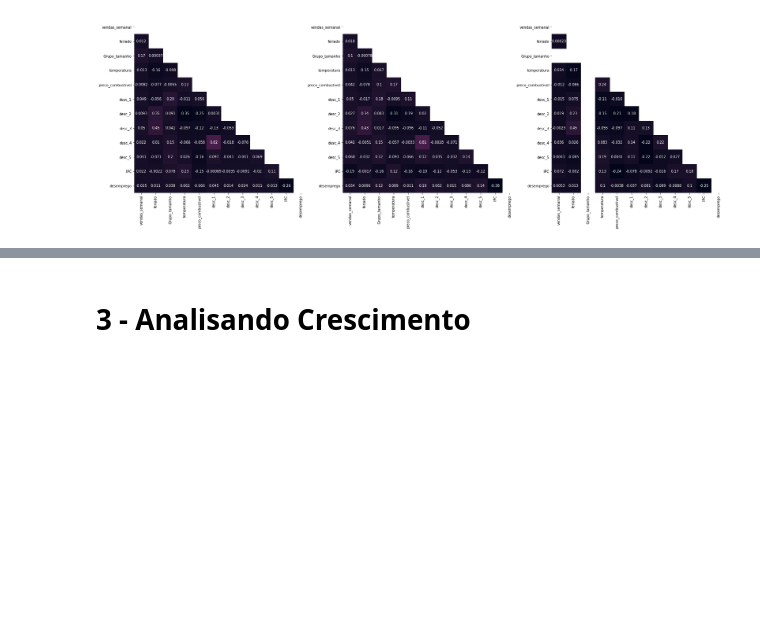
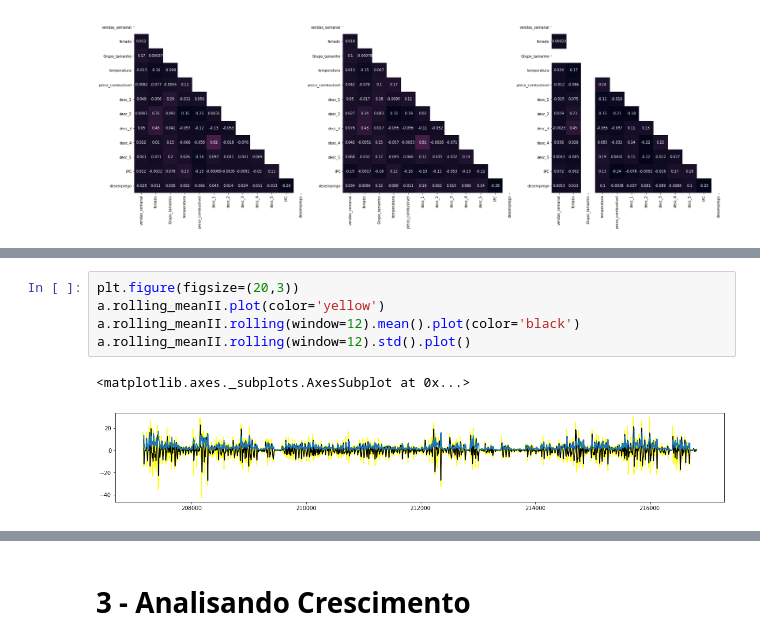
Before and after one commit to SamuelSousaFerreira/Analise-de-lojas-de-varejo, a Jupyter notebook: Análise_de_varejo.ipynb, the cells around one changed output, grey strips where cells are left out. Cells and saved outputs as stored; diff of their text form; blank space fills up the shorter version.

```diff
--- a/Análise_de_varejo.ipynb
+++ b/Análise_de_varejo.ipynb
@@ -704,0 +758,8 @@ sns.heatmap(a , mask= mask, vmax=6, annot=True, square=True, ax= eixo[2], cbar=N
+# %%
+plt.figure(figsize=(20,3))
+a.rolling_meanII.plot(color='yellow')
+a.rolling_meanII.rolling(window=12).mean().plot(color='black')
+a.rolling_meanII.rolling(window=12).std().plot()
+# %% [output]
+<matplotlib.axes._subplots.AxesSubplot at 0x...>
+[figure, added]
```
Also changed, not shown: parts of 26 cells of this notebook.
